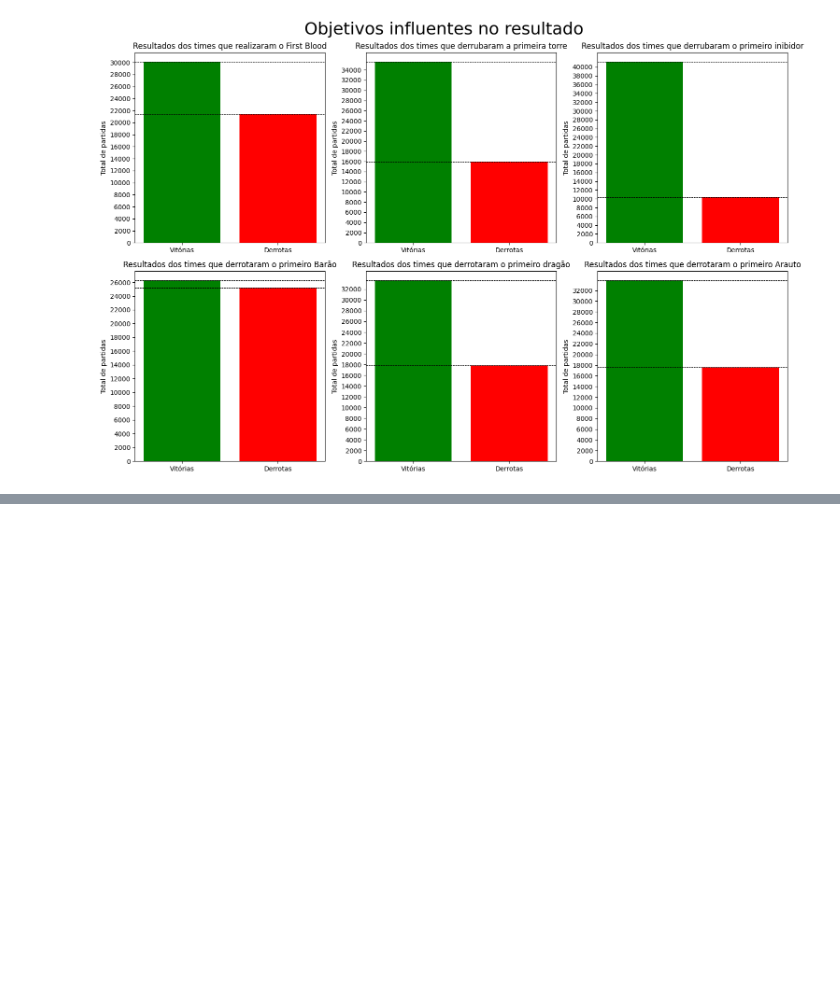
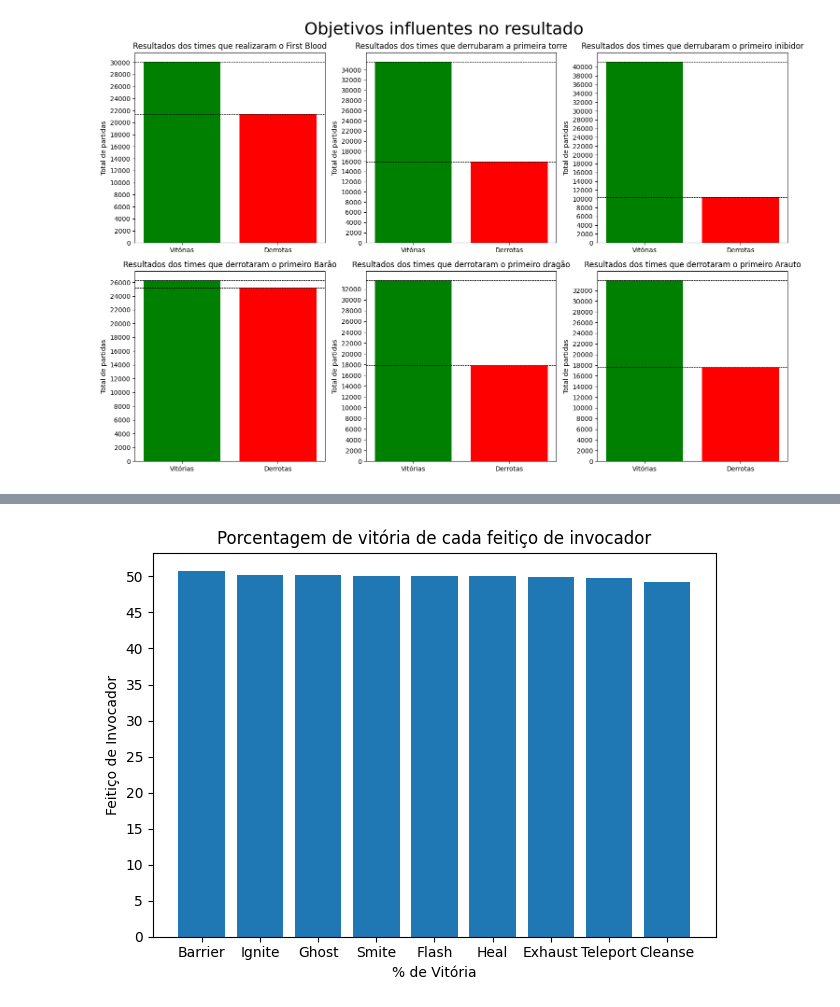
Before and after one commit to LuizGusQueiroz/Data_Science_AdaTech, a Jupyter notebook: Tecnicas_Programacao/Trabalho_Final/Analise_LOL.ipynb, the cells around one changed output, grey strips where cells are left out. Drawn from its saved outputs; the diff is of its cells as text; code cells hidden in the pictures; blank space fills up the shorter version.

Commit message:
Analise Feiticos de Invocador

```diff
--- a/Tecnicas_Programacao/Trabalho_Final/Analise_LOL.ipynb
+++ b/Tecnicas_Programacao/Trabalho_Final/Analise_LOL.ipynb
@@ -311,0 +336,24 @@ plt.show()
+# %%
+# Colunas com feitiços de invocador
+colunas = ['t1_champ1_sum1', 't1_champ1_sum2', 't1_champ2_sum1', 't1_champ2_sum2',
+           't1_champ3_sum1', 't1_champ3_sum2', 't1_champ4_sum1', 't1_champ4_sum2',
+           't1_champ5_sum1', 't1_champ5_sum2',
+           't2_champ1_sum1', 't2_champ1_sum2', 't2_champ2_sum1', 't2_champ2_sum2',
+           't2_champ3_sum1', 't2_champ3_sum2', 't2_champ4_sum1', 't2_champ4_sum2',
+           't2_champ5_sum1', 't2_champ5_sum2']
+
+
+tot_partidas = pd.Series({'Flash':0,
+                      'Teleport':0,
+                      'Smite':0,
+                      'Heal':0,
+                      'Ignite':0,
+                      'Exhaust':0,
+                      'Ghost':0,
+                      'Barrier':0,
+                      'Cleanse':0})
+
+for coluna in colunas:
+  tot_partidas += games[coluna].value_counts()
+
+tot_partidas
@@ -311,0 +414,5 @@ plt.show()
+# %%
+porc_vit = vitorias / tot_partidas * 100
+
+porc_vit = porc_vit.sort_values(ascending=False)
+porc_vit
@@ -311,0 +430,15 @@ plt.show()
+# %%
+labels = porc_vit.index
+
+plt.bar(labels, porc_vit)
+
+plt.yticks(range(0, 55, 5))
+
+plt.title('Porcentagem de vitória de cada feitiço de invocador')
+plt.xlabel('% de Vitória')
+plt.ylabel('Feitiço de Invocador')
+
+plt.tight_layout()
+plt.show()
+# %% [output]
+[figure, added]
```
Also changed, not shown: parts of 9 cells of this notebook.
